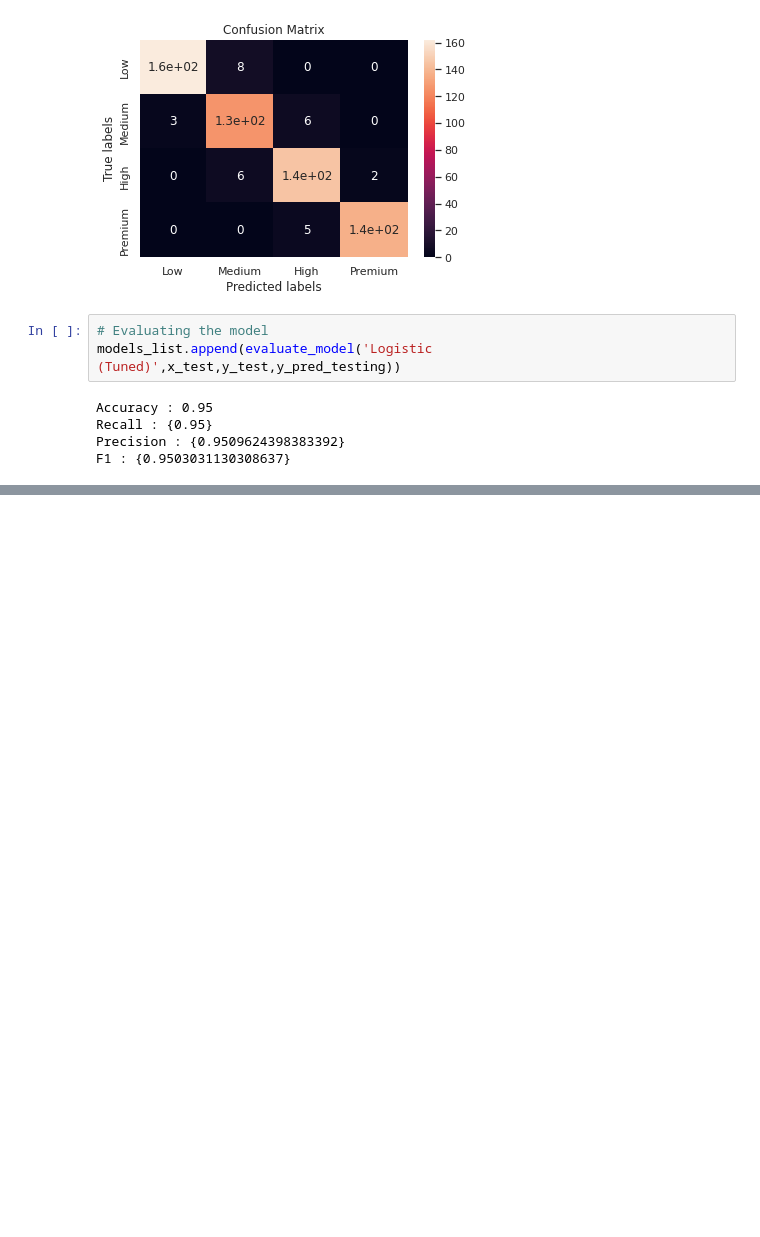
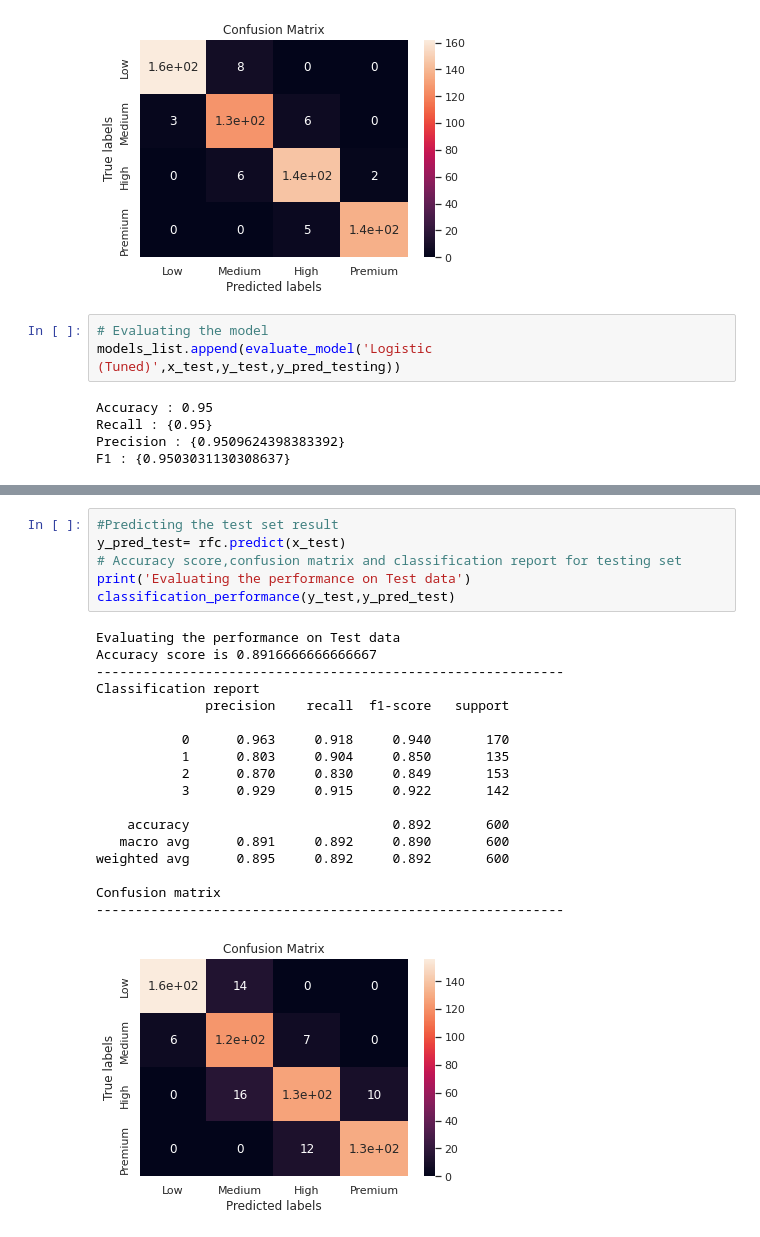
Before and after one commit to AbhijeetS1112/Mobile_price_range_prediction, a Jupyter notebook: Mobile_Price_Range_Prediction.ipynb, the cells around one changed output, grey strips where cells are left out. Drawn from its saved outputs; the diff is of its cells as text; blank space fills up the shorter version.

```diff
--- a/Mobile_Price_Range_Prediction.ipynb
+++ b/Mobile_Price_Range_Prediction.ipynb
@@ -724,0 +757,25 @@ F1 : {0.9503031130308637}
+# %%
+#Predicting the test set result
+y_pred_test= rfc.predict(x_test)
+# Accuracy score,confusion matrix and classification report for testing set
+print('Evaluating the performance on Test data')
+classification_performance(y_test,y_pred_test)
+# %% [output]
+Evaluating the performance on Test data
+Accuracy score is 0.8916666666666667
+------------------------------------------------------------
+Classification report
+              precision    recall  f1-score   support
+
+           0      0.963     0.918     0.940       170
+           1      0.803     0.904     0.850       135
+           2      0.870     0.830     0.849       153
+           3      0.929     0.915     0.922       142
+
+    accuracy                          0.892       600
+   macro avg      0.891     0.892     0.890       600
+weighted avg      0.895     0.892     0.892       600
+
+Confusion matrix
+------------------------------------------------------------
+[figure, added]
```
Also changed, not shown: parts of 29 cells of this notebook.
